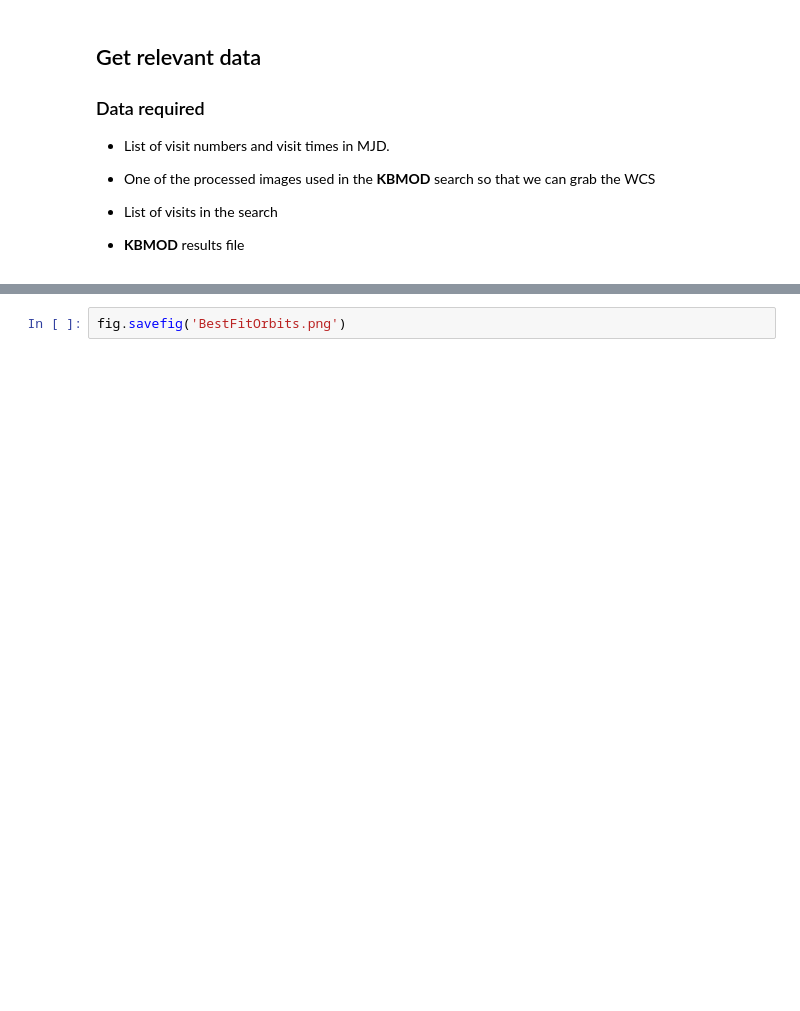
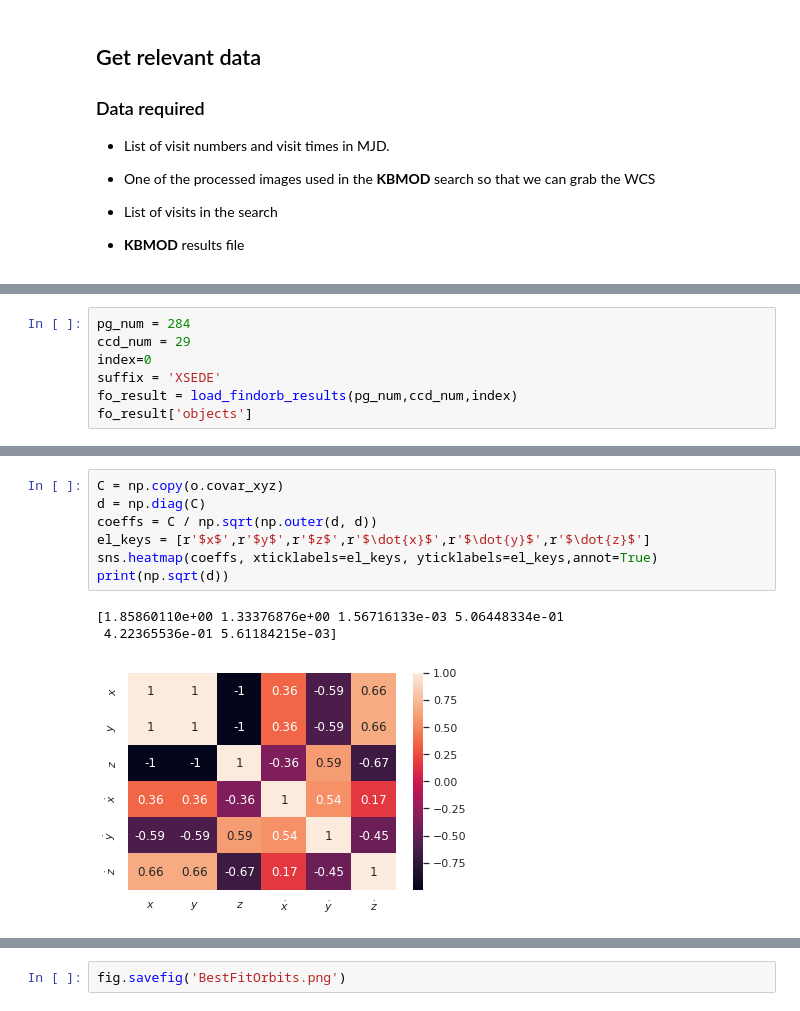
Before and after one commit to dirac-institute/kbmod, a Jupyter notebook: notebooks/orbit_fitting.ipynb, the cells around one changed output, grey strips where cells are left out. Cells and saved outputs as stored; diff of their text form; blank space fills up the shorter version.

```diff
--- a/notebooks/orbit_fitting.ipynb
+++ b/notebooks/orbit_fitting.ipynb
@@ -42,0 +91,7 @@ from astropy.table import Table
+# %%
+pg_num = 284
+ccd_num = 29
+index=0
+suffix = 'XSEDE'
+fo_result = load_findorb_results(pg_num,ccd_num,index)
+fo_result['objects']
@@ -221,0 +478,11 @@ def load_horizon_orbits(known_kbmod_filepath):
+# %%
+C = np.copy(o.covar_xyz)
+d = np.diag(C)
+coeffs = C / np.sqrt(np.outer(d, d))
+el_keys = [r'$x$',r'$y$',r'$z$',r'$\dot{x}$',r'$\dot{y}$',r'$\dot{z}$']
+sns.heatmap(coeffs, xticklabels=el_keys, yticklabels=el_keys,annot=True)
+print(np.sqrt(d))
+# %% [output]
+[1.85860110e+00 1.33376876e+00 1.56716133e-03 5.06448334e-01
+ 4.22365536e-01 5.61184215e-03]
+[figure, added]
```
Also changed, not shown: parts of 34 cells of this notebook, 3 other files.
